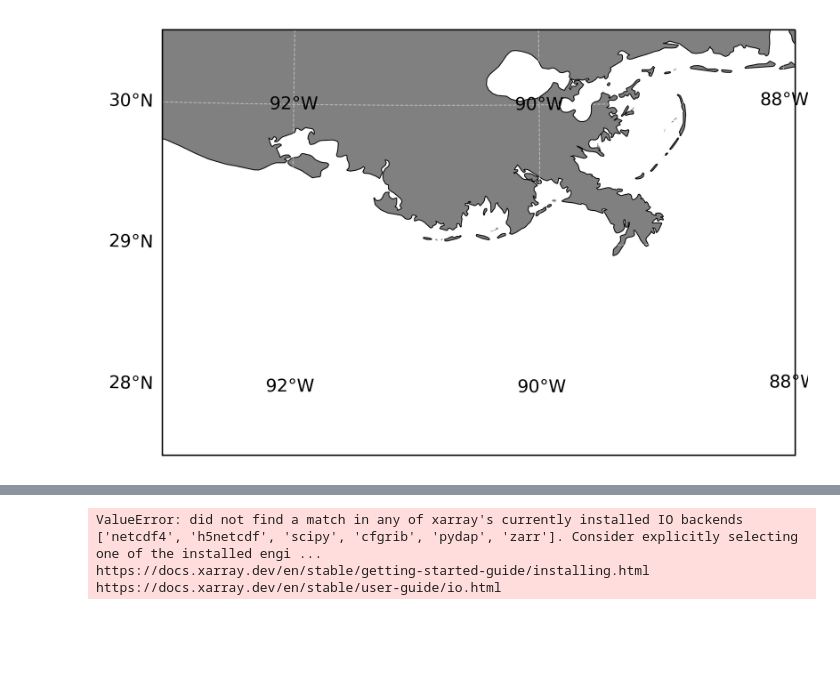
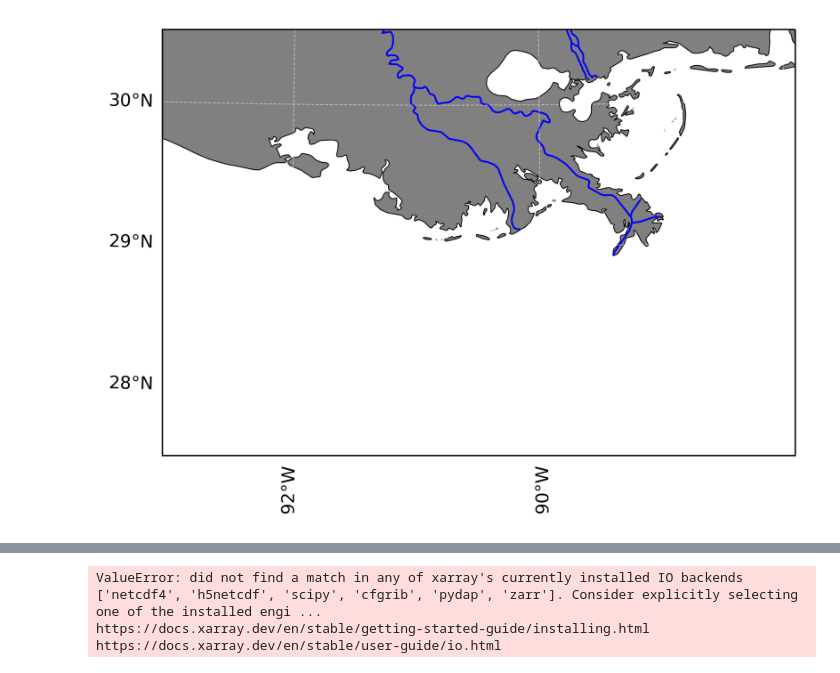
Before and after one commit to Ericgenki/NASA_Project, a Jupyter notebook: notebooks/Poster Figure.ipynb, the cells around one changed output, grey strips where cells are left out. Cells and saved outputs as stored; diff of their text form; code cells hidden in the pictures; blank space fills up the shorter version.

```diff
--- a/notebooks/Poster Figure.ipynb
+++ b/notebooks/Poster Figure.ipynb
@@ -81,10 +369,15 @@ def plot_mapbase(extent=extent, res='10m', projection=ccrs.PlateCarree(), ax=Non
                                                 name='land',
                                                 facecolor='grey', # change color here
                                                 scale=res))
+    ax.add_feature(cfeature.NaturalEarthFeature(category='physical',
+                                                name='rivers_lake_centerlines',
+                                                edgecolor='blue', # change color here
+                                                facecolor='none',
+                                            scale='10m'))
     gl = ax.gridlines(crs=ccrs.PlateCarree(),
                  ylocs=[28, 29, 30],
                  xlocs=[-94, -92, -90, -88],
-                 draw_labels=True, linewidth=0.5, color='w', alpha=0.5, linestyle='--')
+                 draw_labels=True, linewidth=0.5, color='w', alpha=0.5, linestyle='--', x_inline=False, y_inline=False)
     gl.right_labels = False
     gl.top_labels = False
     return ax
@@ -135,10 +428,26 @@ def TrueColor():
         plot_mapbase(ax=ax1)
 
 
+
+        year = new_scn.start_time.isoformat()[0:4]
+        ###new_scn.start_time.isoformat()[5:7] = month
+        day = new_scn.start_time.isoformat()[8:10]
+
+        if new_scn.start_time.isoformat()[5:7] == '04':
+            month = 'April'
+        elif new_scn.start_time.isoformat()[5:7] == '07':
+            month = 'July'
+        elif new_scn.start_time.isoformat()[5:7] == '10':
+            month = 'October'
+        elif new_scn.start_time.isoformat()[5:7] == '11':
+            month = 'November'
+
+
+
         #title & save
-        ax1.set_title(new_scn.start_time.isoformat()[0:10], size=15)
-#         fig.text(0.035, 0.41, 'Latitude', size=13, rotation=90)
-#         fig.text(0.435, 0.025, 'Longitude', size=13)
+        ax1.set_title(month +' '+ day +', '+ year, size=15)
+
+
         fig.savefig('/home/hboi-ouri/Downloads/Output/TC%s_rgb.png'
           % (new_scn.start_time.isoformat()[0:10]))
         fig.clear()
@@ -210,14 +519,13 @@ def aCDOM():
 def BaCDOM():
 
     i=0
-    base = '/home/hboi-ouri/Downloads/MeanFigureFiles/After/CombinedaCDOM/'
 
     #files to be used
     #filenames = glob('/home/hboi-ouri/Downloads/MeanFigureFiles/Before/CombinedaCDOM/*_MODIS_L2_aCDOM.nc')
 
-    filenames = glob('/home/hboi-ouri/Downloads/MeanFigureFiles/After/CombinedaCDOM/*_MODIS_L2.nc')
+    #filenames = glob('/home/hboi-ouri/Downloads/MeanFigureFiles/Before/CombinedaCDOM/*_MODIS_L2_aCDOM.nc')
 
-
+    filenames = '/home/hboi-ouri/Downloads/MeanFigureFiles/After/CombinedaCDOM/After_MODIS_L2_aCDOM.nc'
     #area in the figure
     extent = [-94, 27.5, -88, 30.5]
     my_area = create_area_def('my_area', {'proj': 'lcc', 'lon_0': -91., 'lat_0': 29.5, 'lat_1': 29.5, 'lat_2': 29.5},
@@ -227,37 +535,40 @@ def BaCDOM():
     fig =  plt.figure(figsize=(6, 4), dpi=400)
 
     #loop
     for swat in filenames:
 
 
         #reproject
 
-        ds = xr.open_dataset(swat)
+        ds = xr.open_dataset(/home/hboi-ouri/Downloads/MeanFigureFiles/After/CombinedaCDOM/After_MODIS_L2_aCDOM.nc)
         #data = ds.acdom
         data = ds.acdom.mean('time')
         ax1 = plt.subplot(projection=ccrs.PlateCarree())
 
         #im = axgr[i].imshow(data, extent=extent, vmin=0, vmax=5)
         im = data.where(data!=0).plot(ax=ax1, vmin=0, vmax=10, x='lon', y='lat', add_colorbar=False) #transform=projection)
         #extract projection and lon lat from products
 
 
         #left true color
 #         data.plot.imshow(rgb='bands', transform=crs, ax=ax1)
 
         plot_mapbase(ax=ax1)
 
+        if swat == '/home/hboi-ouri/Downloads/MeanFigureFiles/After/CombinedaCDOM/After_MODIS_L2_aCDOM.nc':
+            title = '/home/hboi-ouri/Downloads/Output/BaCDOMMeanAfter.png'
+        elif swat == '/home/hboi-ouri/Downloads/MeanFigureFiles/Before/CombinedaCDOM/Before_MODIS_L2_aCDOM.nc':
+            title = '/home/hboi-ouri/Downloads/Output/BaCDOMMeanBefore.png'
 
         #title & save
         #ax1.set_title(new_scn.start_time.isoformat()[0:10], size=15)
 #         fig.text(0.035, 0.41, 'Latitude', size=13, rotation=90)
 #         fig.text(0.435, 0.025, 'Longitude', size=13)
 #         fig.savefig('/home/hboi-ouri/Downloads/Output/BaCDOMMeanBefore%s_rgb.png'
 #           % (swat.split('/')[5][0:8]))
-        fig.savefig('/home/hboi-ouri/Downloads/Output/BaCDOMMeanAfter_rgb.png')
-        fig.clear()
+        fig.savefig(title)
 # %% [output]
-[figure, old version]
+[figure, new version]
 # %%
 BaCDOM()
 # %% [output]
```
Also changed, not shown: parts of 18 cells of this notebook, 23 other files.
